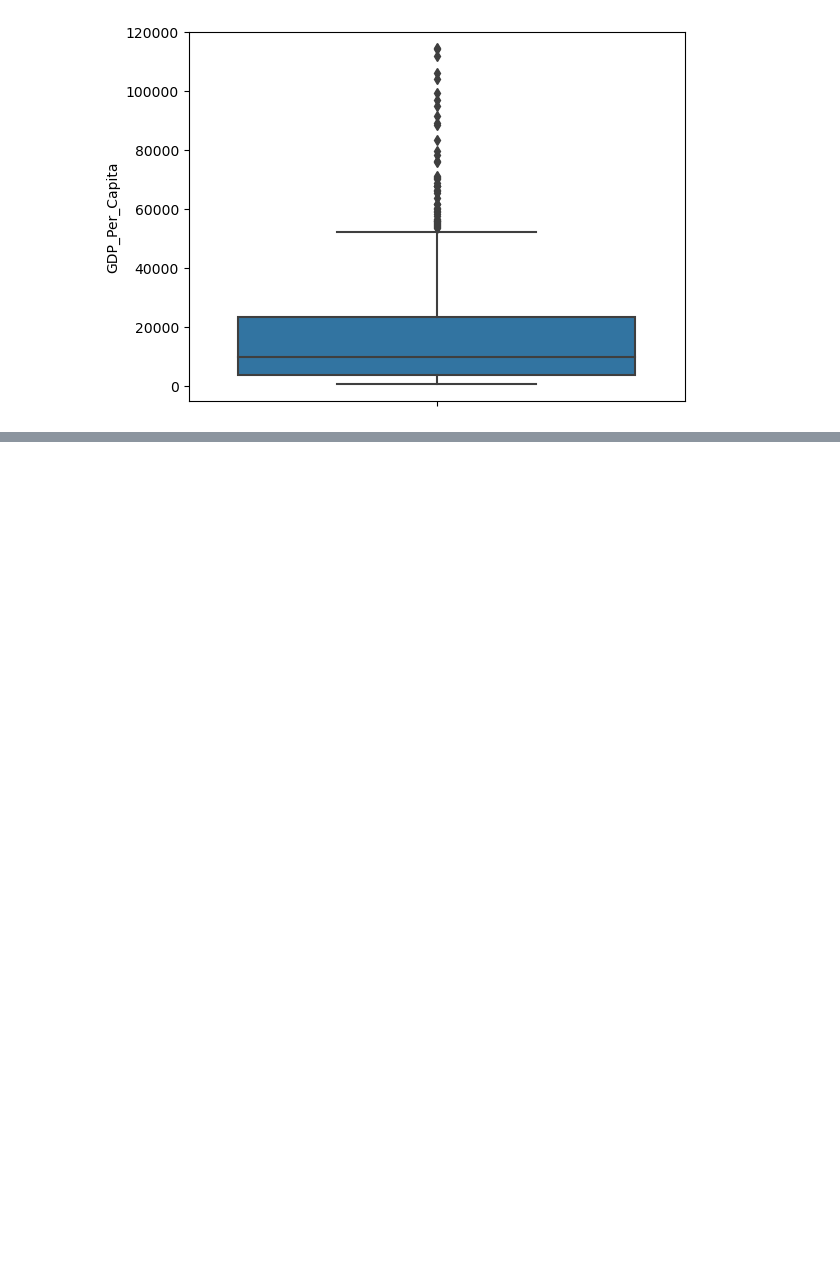
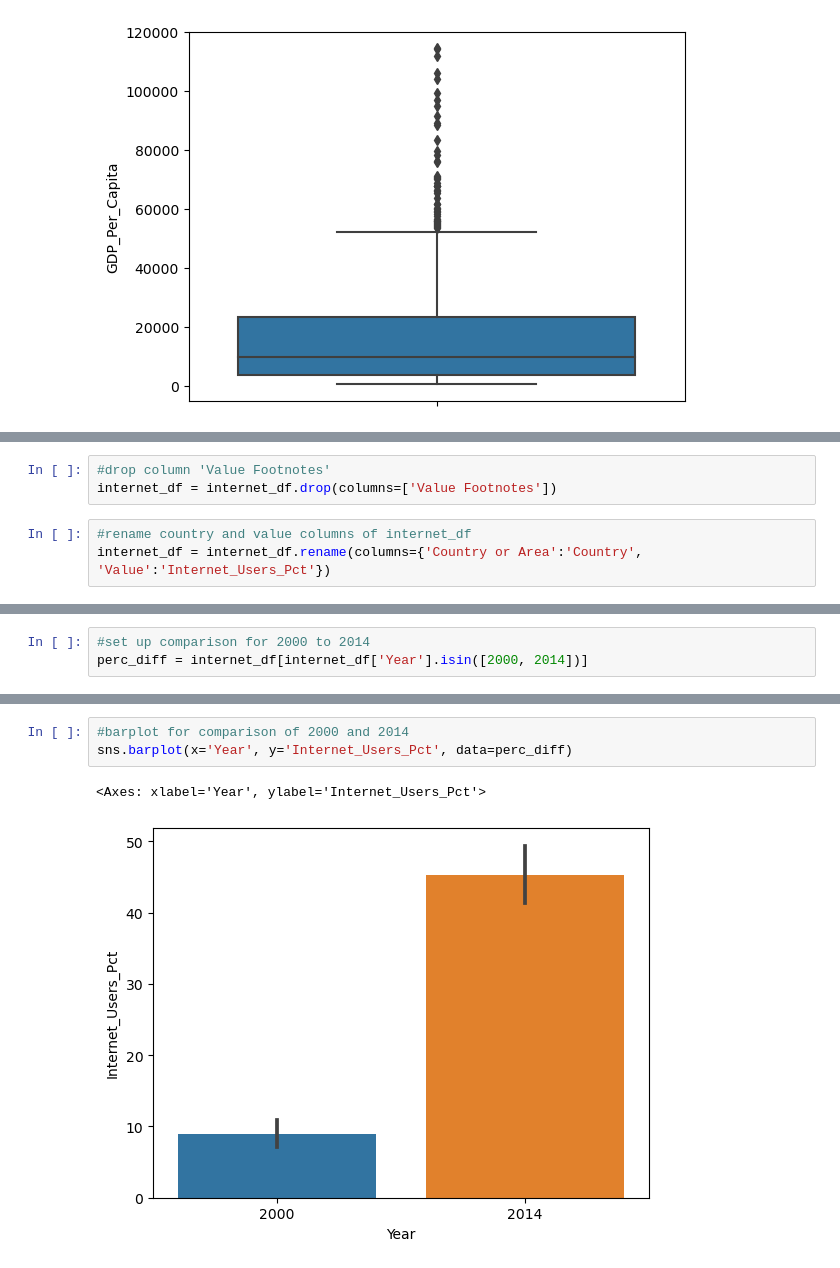
Before and after one commit to NSS-Data-Analytics-Cohort-11/undata-willisc22, a Jupyter notebook: notebook/UN_data_analysis.ipynb, the cells around one changed output, grey strips where cells are left out. Drawn from its saved outputs; the diff is of its cells as text; blank space fills up the shorter version.

```diff
--- a/notebook/UN_data_analysis.ipynb
+++ b/notebook/UN_data_analysis.ipynb
@@ -175,0 +263,6 @@ sns.barplot(x='Year', y='GDP_Per_Capita', data=gdp_decades)
+# %%
+#drop column 'Value Footnotes'
+internet_df = internet_df.drop(columns=['Value Footnotes'])
+# %%
+#rename country and value columns of internet_df
+internet_df = internet_df.rename(columns={'Country or Area':'Country', 'Value':'Internet_Users_Pct'})
@@ -175,0 +314,3 @@ sns.barplot(x='Year', y='GDP_Per_Capita', data=gdp_decades)
+# %%
+#set up comparison for 2000 to 2014
+perc_diff = internet_df[internet_df['Year'].isin([2000, 2014])]
@@ -175,0 +333,6 @@ sns.barplot(x='Year', y='GDP_Per_Capita', data=gdp_decades)
+# %%
+#barplot for comparison of 2000 and 2014
+sns.barplot(x='Year', y='Internet_Users_Pct', data=perc_diff)
+# %% [output]
+<Axes: xlabel='Year', ylabel='Internet_Users_Pct'>
+[figure, added]
```
Also changed, not shown: parts of 31 cells of this notebook.
